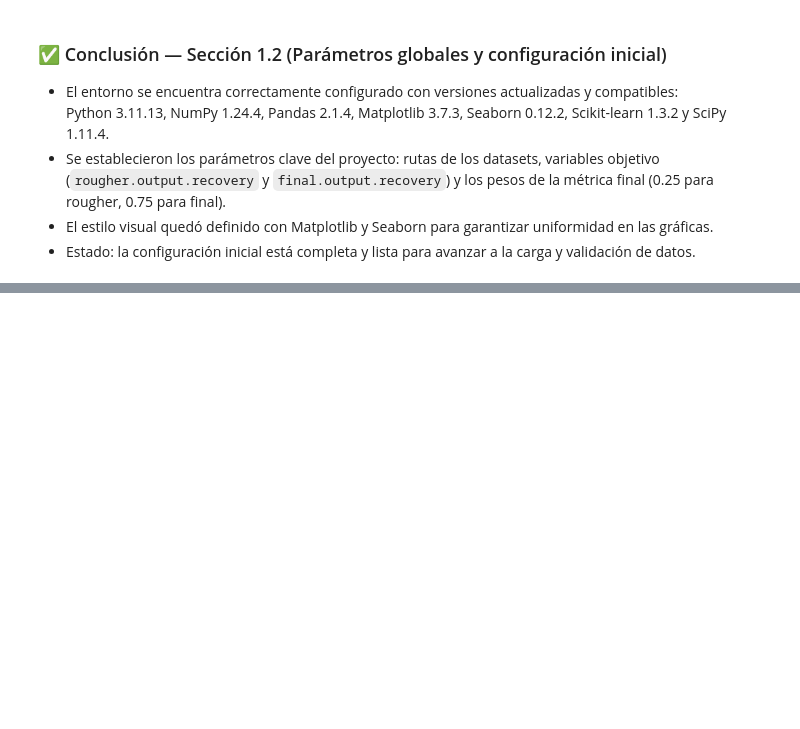
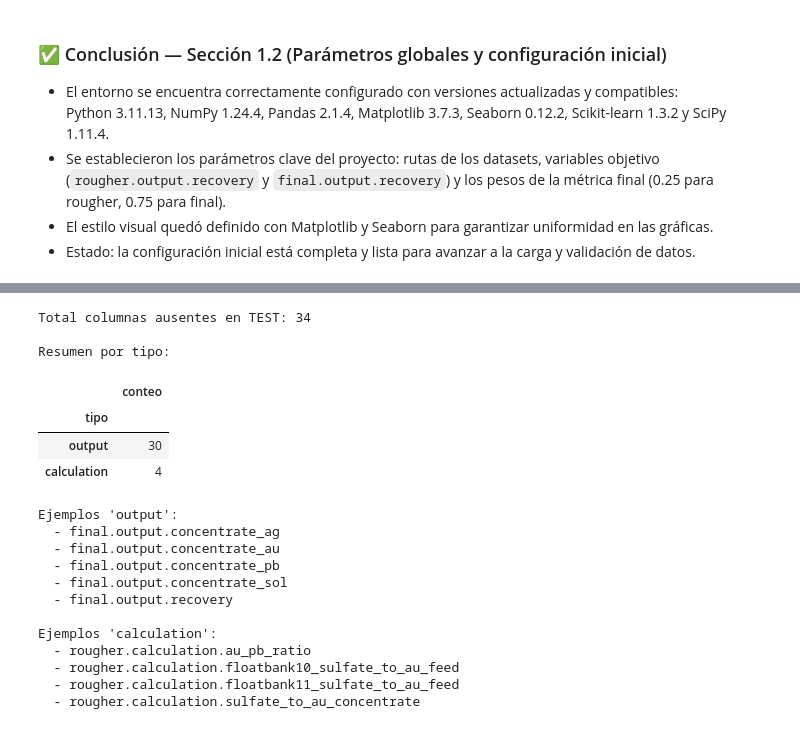
Before and after one commit to cjhirashi/proyecto-sprint-12, a Jupyter notebook: notebooks/gold_recovery_analysis.ipynb, the cells around one changed output, grey strips where cells are left out. Saved outputs shown, nothing was run; the diff lists cells and outputs as text; code cells hidden in the pictures; blank space fills up the shorter version.

```diff
--- a/notebooks/gold_recovery_analysis.ipynb
+++ b/notebooks/gold_recovery_analysis.ipynb
@@ -612,0 +366,63 @@ Estadísticas de concentraciones totales:
+# %%
+"""
+2.3 Análisis de características faltantes en conjunto de prueba
+Objetivo: Comparar columnas de train y test para identificar cuáles NO están disponibles en test,
+clasificarlas por tipo y documentar un resumen para alinear features en 2.4.
+
+Convención (Sección 2.3):
+- Importantes: sec2_3_train_cols, sec2_3_test_cols, sec2_3_cols_missing_in_test, sec2_3_missing_summary
+- Temporales: _s, _ej
+- Función local: sec2_3_classify_feature
+"""
+
+import pandas as pd
+
+# 1) Conjuntos de columnas (importantes)
+sec2_3_train_cols = set(sec2_1_df_train.columns)
+sec2_3_test_cols  = set(sec2_1_df_test.columns)
+
+# 2) Columnas presentes en train y AUSENTES en test (importante)
+sec2_3_cols_missing_in_test = sorted(sec2_3_train_cols - sec2_3_test_cols)
+print(f"Total columnas ausentes en TEST: {len(sec2_3_cols_missing_in_test)}")
+
+# 3) Clasificador por tipo (importante)
+def sec2_3_classify_feature(col: str) -> str:
+    if ".input." in col: return "input"
+    if ".output." in col: return "output"
+    if ".state." in col: return "state"
+    if ".calculation." in col: return "calculation"
+    return "otro"
+
+# 4) Resumen por tipo (importante para documentación)
+_s = pd.Series({c: sec2_3_classify_feature(c) for c in sec2_3_cols_missing_in_test}, name="tipo")
+sec2_3_missing_summary = _s.value_counts().rename("conteo").to_frame()
+
+print("\nResumen por tipo:")
+display(sec2_3_missing_summary)
+
+# 5) Ejemplos por categoría (salida ligera para inspección)
+for _tipo in sec2_3_missing_summary.index:
+    _ej = [c for c in sec2_3_cols_missing_in_test if sec2_3_classify_feature(c) == _tipo][:5]
+    print(f"\nEjemplos '{_tipo}':")
+    for c in _ej:
+        print("  -", c)
+# %% [output]
+Total columnas ausentes en TEST: 34
+
+Resumen por tipo:
+|  | conteo |
+| tipo |  |
+| output | 30 |
+| calculation | 4 |
+Ejemplos 'output':
+  - final.output.concentrate_ag
+  - final.output.concentrate_au
+  - final.output.concentrate_pb
+  - final.output.concentrate_sol
+  - final.output.recovery
+
+Ejemplos 'calculation':
+  - rougher.calculation.au_pb_ratio
+  - rougher.calculation.floatbank10_sulfate_to_au_feed
+  - rougher.calculation.floatbank11_sulfate_to_au_feed
+  - rougher.calculation.sulfate_to_au_concentrate
```
Also changed, not shown: parts of 35 cells of this notebook.
